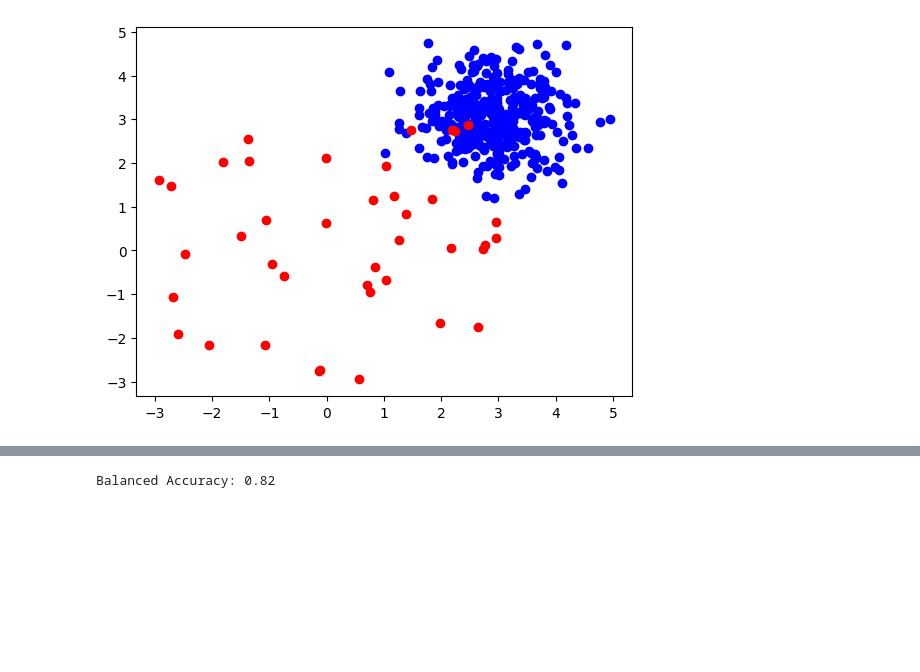
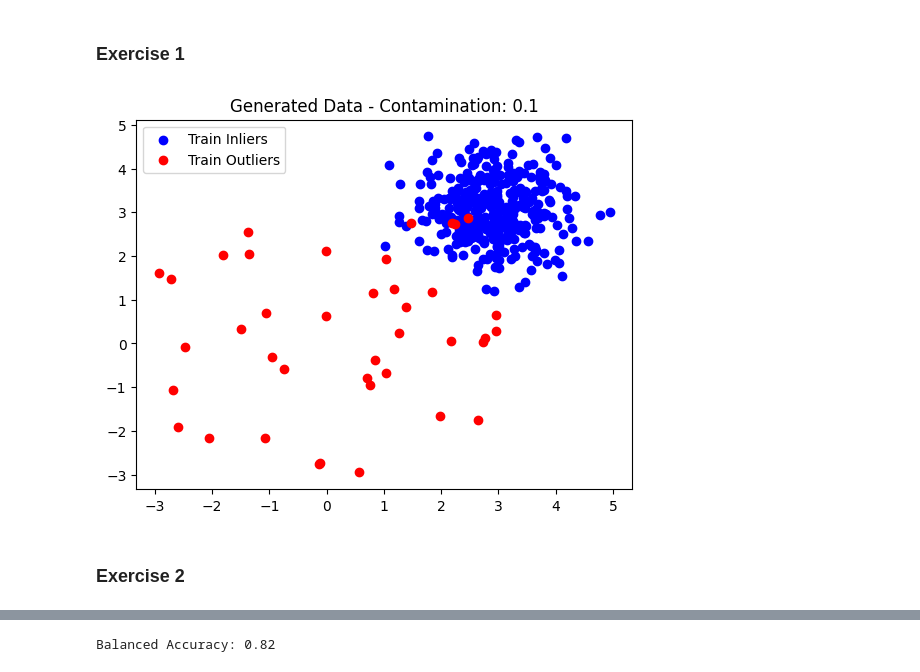
Before and after one commit to Razvan48/Homework-Anomaly-Detection-AD, a Jupyter notebook: Laboratories/Laboratory-1/Laboratory-1.ipynb, the cells around one changed output, grey strips where cells are left out. Drawn from its saved outputs; the diff is of its cells as text; code cells hidden in the pictures; blank space fills up the shorter version.

```diff
--- a/Laboratories/Laboratory-1/Laboratory-1.ipynb
+++ b/Laboratories/Laboratory-1/Laboratory-1.ipynb
@@ -72,23 +58,29 @@ from sklearn.metrics import roc_curve
 from sklearn.metrics import auc
 import numpy as np
 from sklearn.metrics import balanced_accuracy_score
+# %% [markdown]
+### Exercise 1
 # %%
-def ex1(contamination=0.1):
+def ex1(contamination):
     data = generate_data(n_train=400, n_test=100, n_features=2, contamination=contamination, random_state=23)
     train_data, test_data, train_labels, test_labels = data
 
     train_inliers = train_data[train_labels == 0]
     train_outliers = train_data[train_labels == 1]
 
     plt.scatter(train_inliers[:, 0], train_inliers[:, 1], c='blue', label='Train Inliers')
     plt.scatter(train_outliers[:, 0], train_outliers[:, 1], c='red', label='Train Outliers')
+    plt.title(f'Generated Data - Contamination: {contamination}')
+    plt.legend()
 
     plt.show()
 
     return train_data, test_data, train_labels, test_labels
 
 
-train_data, test_data, train_labels, test_labels = ex1()
+train_data, test_data, train_labels, test_labels = ex1(contamination=0.1)
 # %% [output]
-[figure, old version]
+[figure, new version]
+# %% [markdown]
+### Exercise 2
 # %%
```
Also changed, not shown: parts of 8 cells of this notebook.
